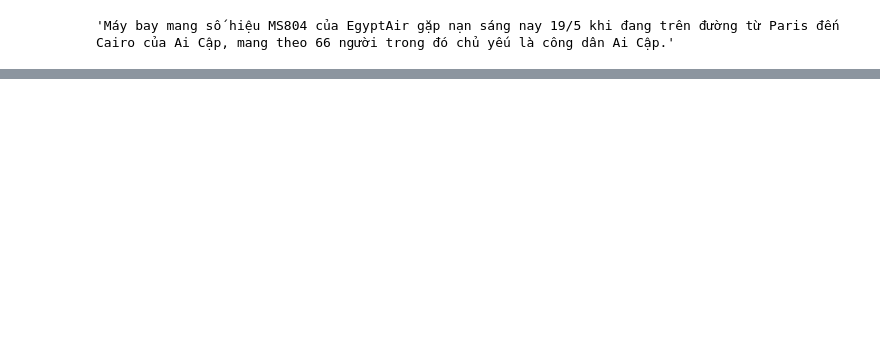
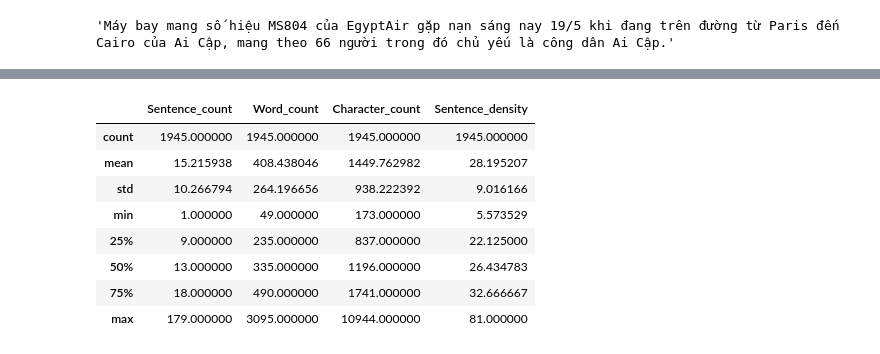
Before and after one commit to thekael99/text_summarization, a Jupyter notebook: EDA_Vims.ipynb, the cells around one changed output, grey strips where cells are left out. Saved outputs shown, nothing was run; the diff lists cells and outputs as text; code cells hidden in the pictures; blank space fills up the shorter version.

```diff
--- a/EDA_Vims.ipynb
+++ b/EDA_Vims.ipynb
@@ -99,0 +206,12 @@ data_text[0]["Abstractive"][0][0]
+# %%
+df.describe()
+# %% [output]
+|  | Sentence_count | Word_count | Character_count | Sentence_density |
+| count | 1945.000000 | 1945.000000 | 1945.000000 | 1945.000000 |
+| mean | 15.215938 | 408.438046 | 1449.762982 | 28.195207 |
+| std | 10.266794 | 264.196656 | 938.222392 | 9.016166 |
+| min | 1.000000 | 49.000000 | 173.000000 | 5.573529 |
+| 25% | 9.000000 | 235.000000 | 837.000000 | 22.125000 |
+| 50% | 13.000000 | 335.000000 | 1196.000000 | 26.434783 |
+| 75% | 18.000000 | 490.000000 | 1741.000000 | 32.666667 |
+| max | 179.000000 | 3095.000000 | 10944.000000 | 81.000000 |
```
Also changed, not shown: parts of 18 cells of this notebook.
